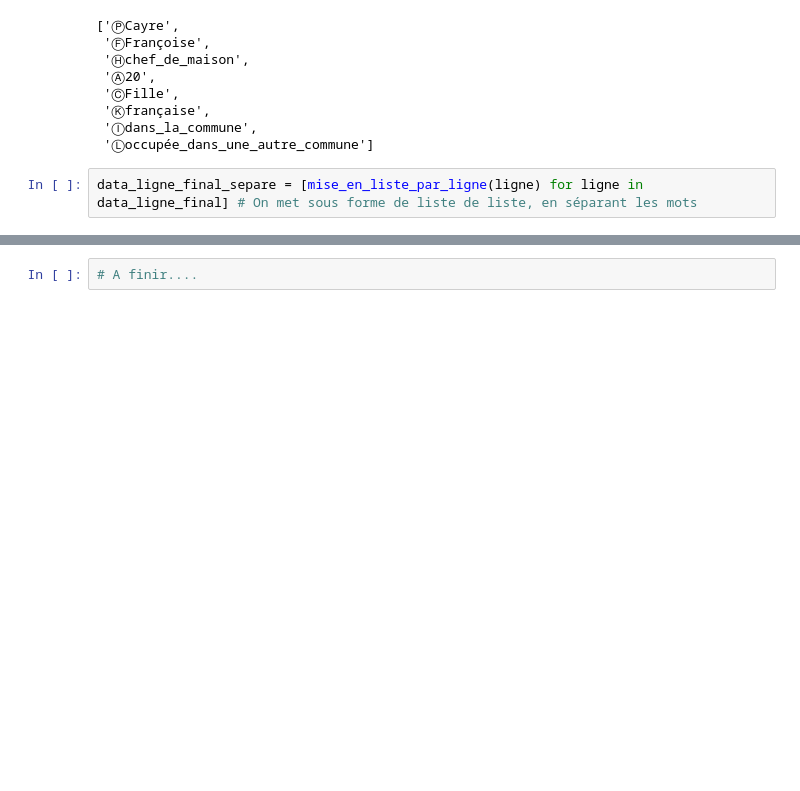
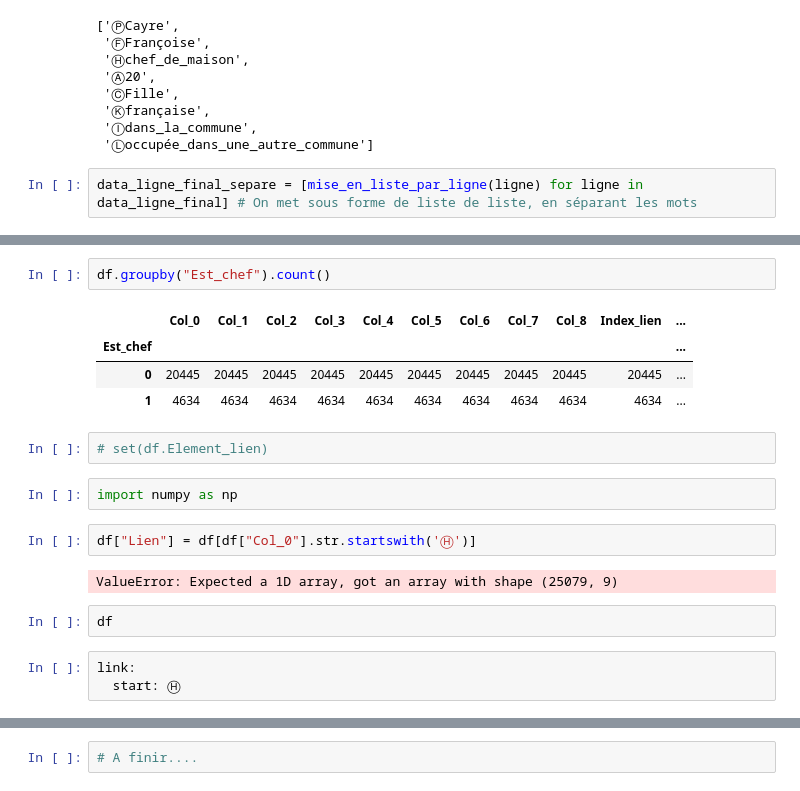
Before and after one commit to bbasa1/Projet_NLP_3A, a Jupyter notebook: Untitled.ipynb, the cells around one changed output, grey strips where cells are left out. Saved outputs shown, nothing was run; the diff lists cells and outputs as text; blank space fills up the shorter version.

```diff
--- a/Untitled.ipynb
+++ b/Untitled.ipynb
@@ -113,0 +233,20 @@ df
+# %%
+df.groupby("Est_chef").count()
+# %% [output]
+|  | Col_0 | Col_1 | Col_2 | Col_3 | Col_4 | Col_5 | Col_6 | Col_7 | Col_8 | Index_lien | ... |
+| Est_chef |  |  |  |  |  |  |  |  |  |  | ... |
+| 0 | 20445 | 20445 | 20445 | 20445 | 20445 | 20445 | 20445 | 20445 | 20445 | 20445 | ... |
+| 1 | 4634 | 4634 | 4634 | 4634 | 4634 | 4634 | 4634 | 4634 | 4634 | 4634 | ... |
+# %%
+# set(df.Element_lien)
+# %%
+import numpy as np
+# %%
+df["Lien"] = df[df["Col_0"].str.startswith('Ⓗ')]
+# %% [output]
+ValueError: Expected a 1D array, got an array with shape (25079, 9)
+# %%
+df
+# %%
+link:
+  start: Ⓗ
```
Also changed, not shown: parts of 10 cells of this notebook.
